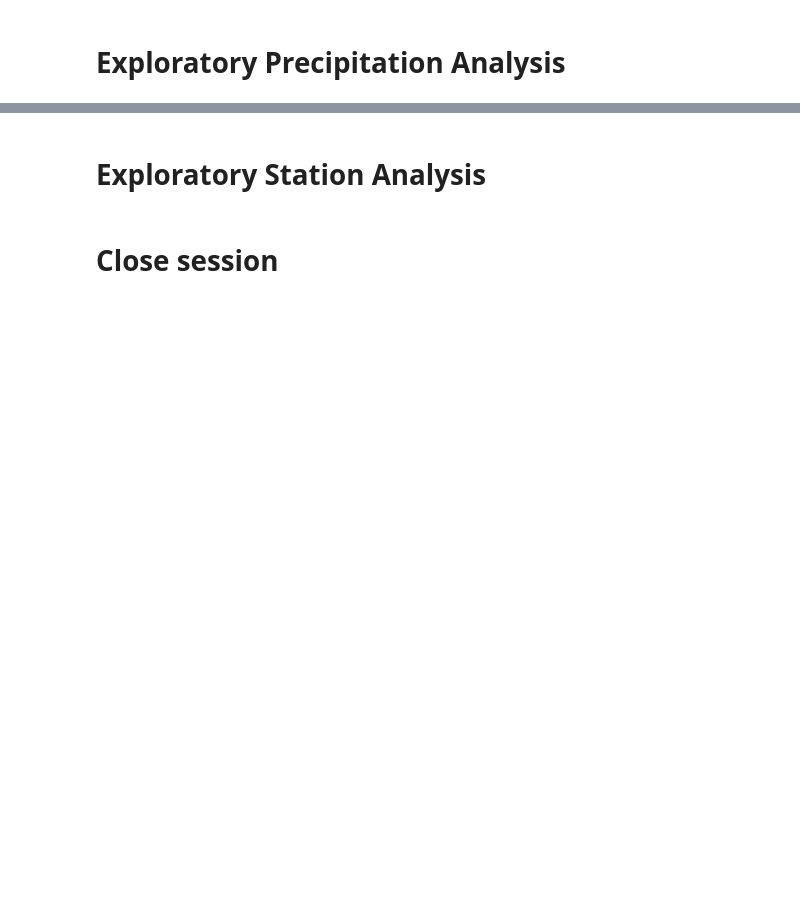
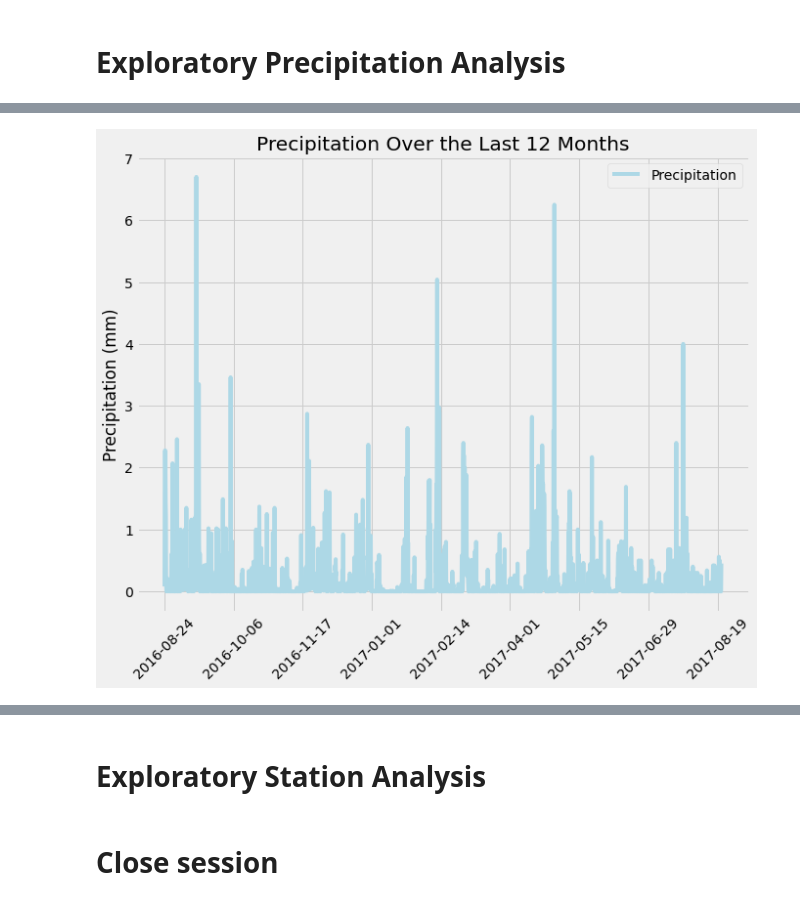
Before and after one commit to kflores56/Climate-Analysis, a Jupyter notebook: climate.ipynb, the cells around one changed output, grey strips where cells are left out. Saved outputs shown, nothing was run; the diff lists cells and outputs as text; code cells hidden in the pictures; blank space fills up the shorter version.

```diff
--- a/climate.ipynb
+++ b/climate.ipynb
@@ -41,15 +52,6 @@ Base.prepare(engine, reflect=True)
 # Starting from the most recent data point in the database.
 
 # Calculate the date one year from the last date in data set.
+querydate = dt.date(2017, 8, 23) - dt.timedelta(days=365)
 
-
-# Perform a query to retrieve the data and precipitation scores
-
-
-# Save the query results as a Pandas DataFrame and set the index to the date column
-
-
-# Sort the dataframe by date
-
-
-# Use Pandas Plotting with Matplotlib to plot the data
+print("Query Date: ", querydate)
@@ -55,0 +60,7 @@ Base.prepare(engine, reflect=True)
+# %%
+# Perform a query to retrieve the data and precipitation scores
+sel = [Measurement.date, Measurement.prcp]
+
+prec = session.query(*sel).\
+    filter(Measurement.date > querydate).all()
+prec
@@ -55,0 +85,4 @@ Base.prepare(engine, reflect=True)
+# %%
+# Save the query results as a Pandas DataFrame and set the index to the date column
+results = pd.DataFrame(prec, columns=["Date", "Precipitation"]).set_index('Date')
+results.head()
@@ -55,0 +97,4 @@ Base.prepare(engine, reflect=True)
+# %%
+# Sort the dataframe by date
+sorted_results = results.sort_values(["Date"], ascending=True).dropna()
+sorted_results.head()
@@ -56,2 +109,12 @@ Base.prepare(engine, reflect=True)
+# %%
+# Use Pandas Plotting with Matplotlib to plot the data
+sorted_results.plot(color='lightblue', figsize=(10,8))
+plt.title("Precipitation Over the Last 12 Months")
+plt.ylabel("Precipitation (mm)")
+plt.xlabel("")
+plt.xticks(rotation = 45)
+plt.savefig("prcp.png")
+# %% [output]
+[figure, added]
 # %%
 # Use Pandas to calcualte the summary statistics for the precipitation data
```
Also changed, not shown: parts of 12 cells of this notebook, 6 other files.
